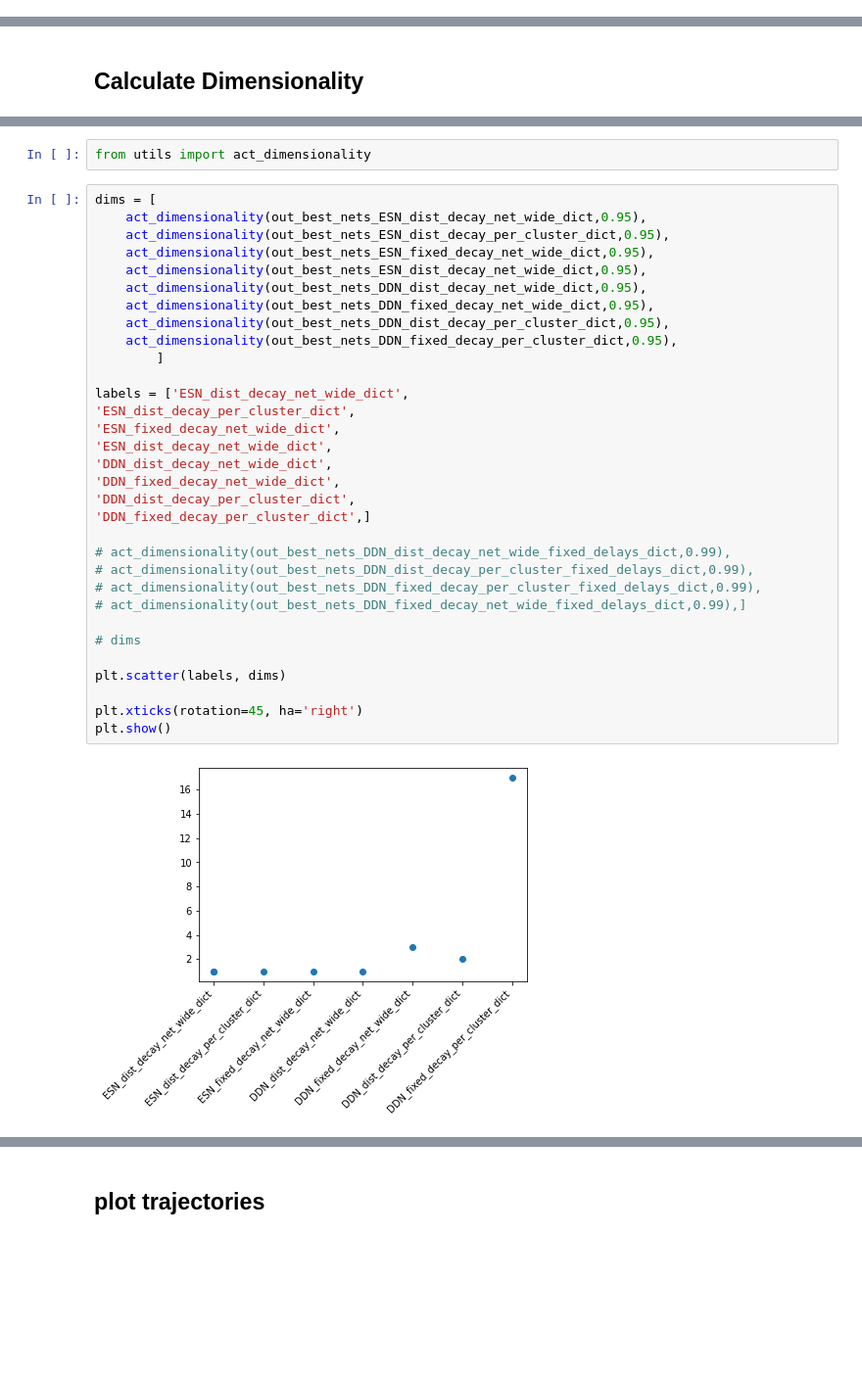
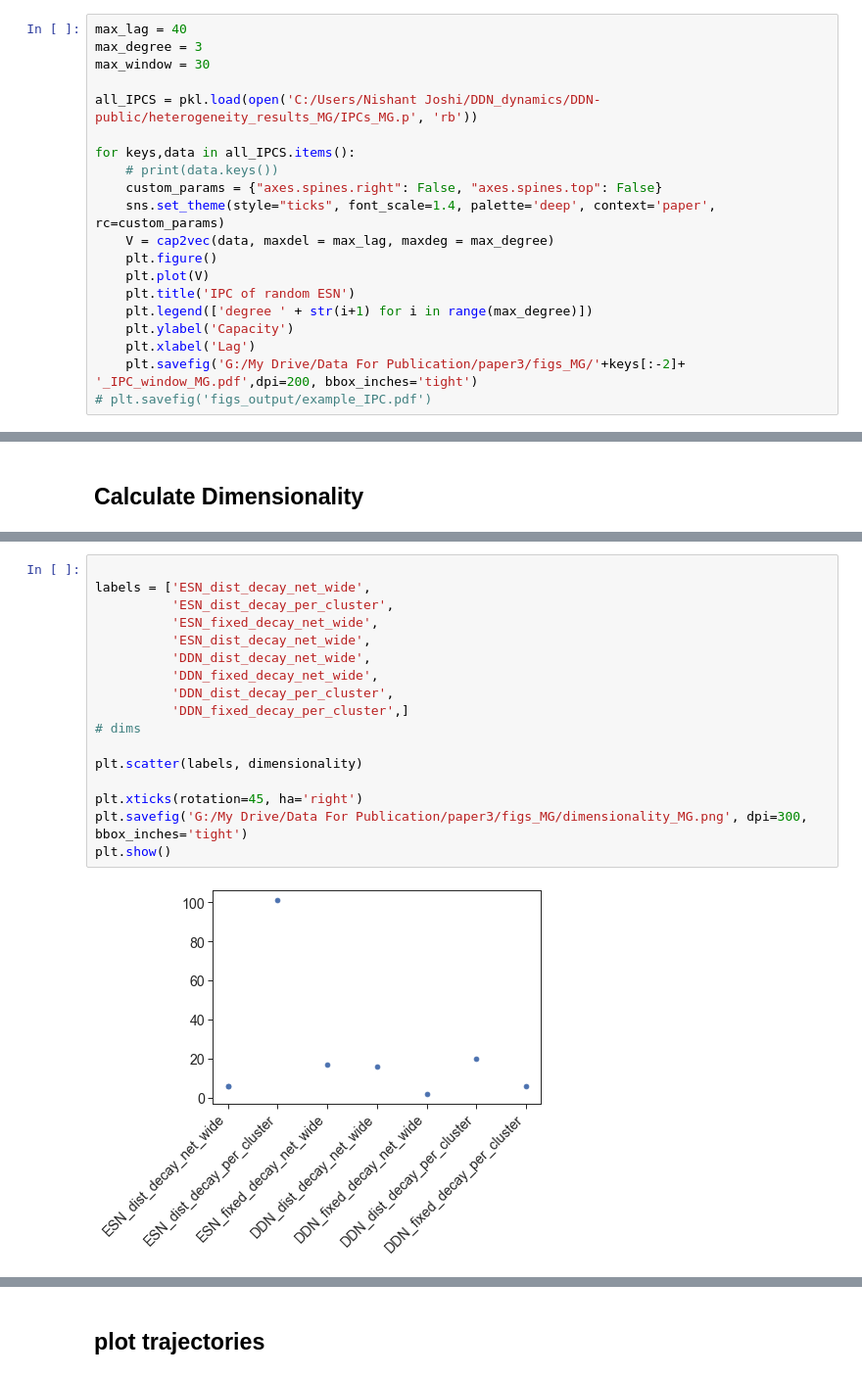
Before and after one commit to Nishant-codex/DDN-public, a Jupyter notebook: DDN_example_mackeyglass.ipynb, the cells around one changed output, grey strips where cells are left out. Shown at 98% size. Saved outputs shown, nothing was run; the diff lists cells and outputs as text; blank space fills up the shorter version.

```diff
--- a/DDN_example_mackeyglass.ipynb
+++ b/DDN_example_mackeyglass.ipynb
@@ -380,0 +568,20 @@ best_nets_DDN_fixed_decay_per_cluster_dict       = resample_net_MG_best(ddn_dist
+# %%
+max_lag = 40
+max_degree = 3
+max_window = 30
+
+all_IPCS = pkl.load(open('C:/Users/Nishant Joshi/DDN_dynamics/DDN-public/heterogeneity_results_MG/IPCs_MG.p', 'rb'))
+
+for keys,data in all_IPCS.items():
+    # print(data.keys())
+    custom_params = {"axes.spines.right": False, "axes.spines.top": False}
+    sns.set_theme(style="ticks", font_scale=1.4, palette='deep', context='paper', rc=custom_params)
+    V = cap2vec(data, maxdel = max_lag, maxdeg = max_degree)
+    plt.figure()
+    plt.plot(V)
+    plt.title('IPC of random ESN')
+    plt.legend(['degree ' + str(i+1) for i in range(max_degree)])
+    plt.ylabel('Capacity')
+    plt.xlabel('Lag')
+    plt.savefig('G:/My Drive/Data For Publication/paper3/figs_MG/'+keys[:-2]+ '_IPC_window_MG.pdf',dpi=200, bbox_inches='tight')
+# plt.savefig('figs_output/example_IPC.pdf')
@@ -966,36 +1234,19 @@ out_best_nets_DDN_fixed_decay_per_cluster_dict, states_best_nets_DDN_fixed_decay
-# %%
-from utils import act_dimensionality
 # %%
-dims = [
-    act_dimensionality(out_best_nets_ESN_dist_decay_net_wide_dict,0.95),
-    act_dimensionality(out_best_nets_ESN_dist_decay_per_cluster_dict,0.95),
-    act_dimensionality(out_best_nets_ESN_fixed_decay_net_wide_dict,0.95),
-    act_dimensionality(out_best_nets_ESN_dist_decay_net_wide_dict,0.95),
-    act_dimensionality(out_best_nets_DDN_dist_decay_net_wide_dict,0.95),
-    act_dimensionality(out_best_nets_DDN_fixed_decay_net_wide_dict,0.95),
-    act_dimensionality(out_best_nets_DDN_dist_decay_per_cluster_dict,0.95),
-    act_dimensionality(out_best_nets_DDN_fixed_decay_per_cluster_dict,0.95),
-        ]
 
-labels = ['ESN_dist_decay_net_wide_dict',
-'ESN_dist_decay_per_cluster_dict',
-'ESN_fixed_decay_net_wide_dict',
-'ESN_dist_decay_net_wide_dict',
-'DDN_dist_decay_net_wide_dict',
-'DDN_fixed_decay_net_wide_dict',
-'DDN_dist_decay_per_cluster_dict',
-'DDN_fixed_decay_per_cluster_dict',]
-
-# act_dimensionality(out_best_nets_DDN_dist_decay_net_wide_fixed_delays_dict,0.99),
-# act_dimensionality(out_best_nets_DDN_dist_decay_per_cluster_fixed_delays_dict,0.99),
-# act_dimensionality(out_best_nets_DDN_fixed_decay_per_cluster_fixed_delays_dict,0.99),
-# act_dimensionality(out_best_nets_DDN_fixed_decay_net_wide_fixed_delays_dict,0.99),]
-
+labels = ['ESN_dist_decay_net_wide',
+          'ESN_dist_decay_per_cluster',
+          'ESN_fixed_decay_net_wide',
+          'ESN_dist_decay_net_wide',
+          'DDN_dist_decay_net_wide',
+          'DDN_fixed_decay_net_wide',
+          'DDN_dist_decay_per_cluster',
+          'DDN_fixed_decay_per_cluster',]
 # dims
 
-plt.scatter(labels, dims)
+plt.scatter(labels, dimensionality)
 
 plt.xticks(rotation=45, ha='right')
+plt.savefig('G:/My Drive/Data For Publication/paper3/figs_MG/dimensionality_MG.png', dpi=300, bbox_inches='tight')
 plt.show()
 # %% [output]
-[figure, old version]
+[figure, new version]
```
Also changed, not shown: parts of 25 cells of this notebook, 10 other files.
